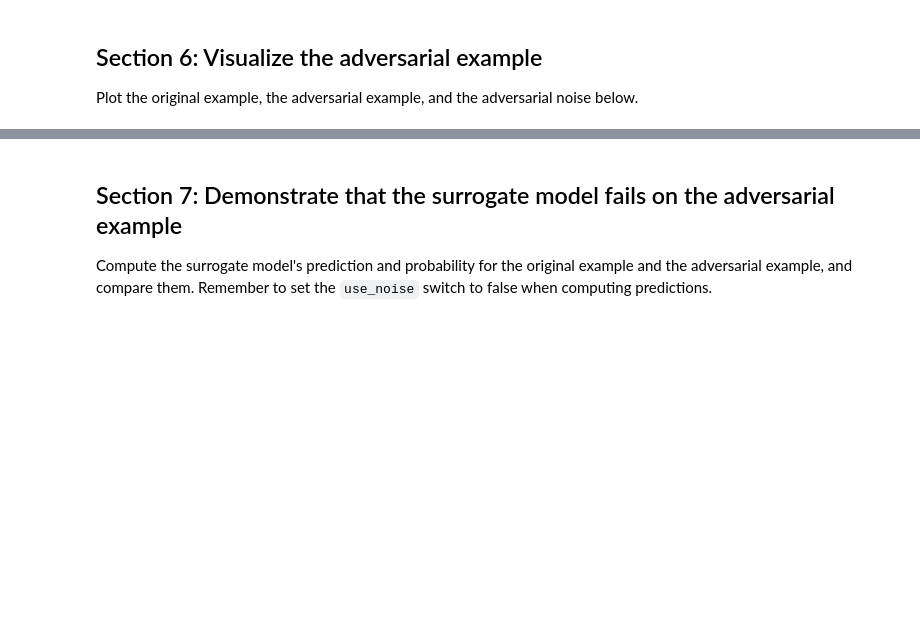
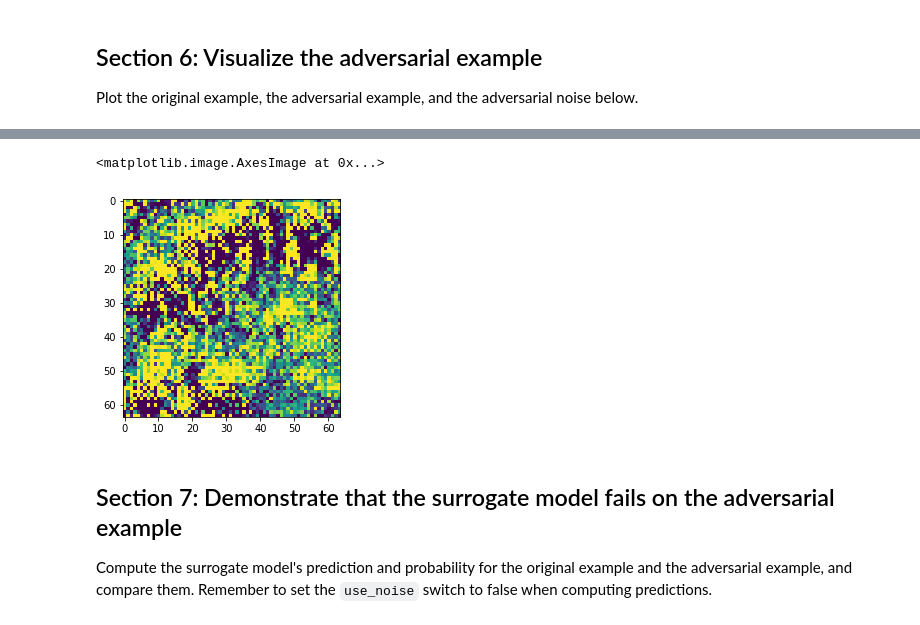
Before and after one commit to dtaylor211/cs12-tensorflow, a Jupyter notebook: labs/lab_5_adversarial_examples/lab_5.ipynb, the cells around one changed output, grey strips where cells are left out. Cells and saved outputs as stored; diff of their text form; code cells hidden in the pictures; blank space fills up the shorter version.

```diff
--- a/labs/lab_5_adversarial_examples/lab_5.ipynb
+++ b/labs/lab_5_adversarial_examples/lab_5.ipynb
@@ -512,3 +530,8 @@ plt.imshow(adv_noise[:,:,0], cmap='gray')
+# %%
+plt.imshow(adv_noise[0,:,:,0])
+# %% [output]
+<matplotlib.image.AxesImage at 0x...>
+[figure, added]
 # %% [markdown]
 ## Section 7: Demonstrate that the surrogate model fails on the adversarial example
 Compute the surrogate model's prediction and probability for the original example and the adversarial example, and compare them. Remember to set the `use_noise` switch to false when computing predictions.
```
Also changed, not shown: parts of 14 cells of this notebook.
